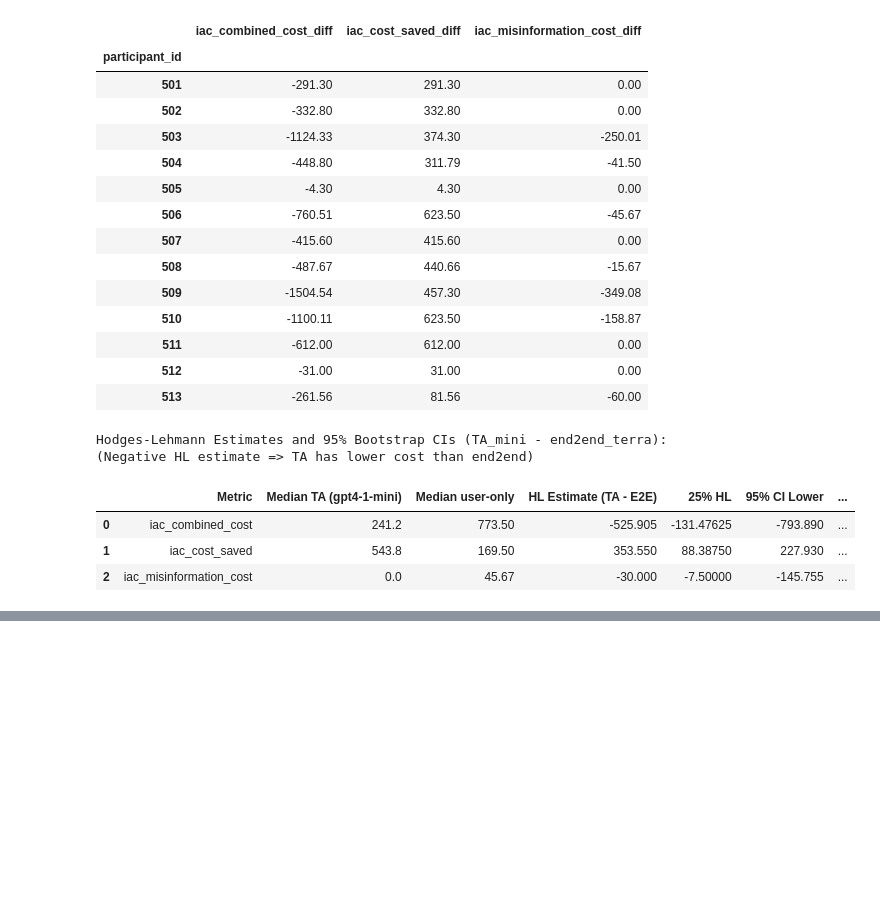
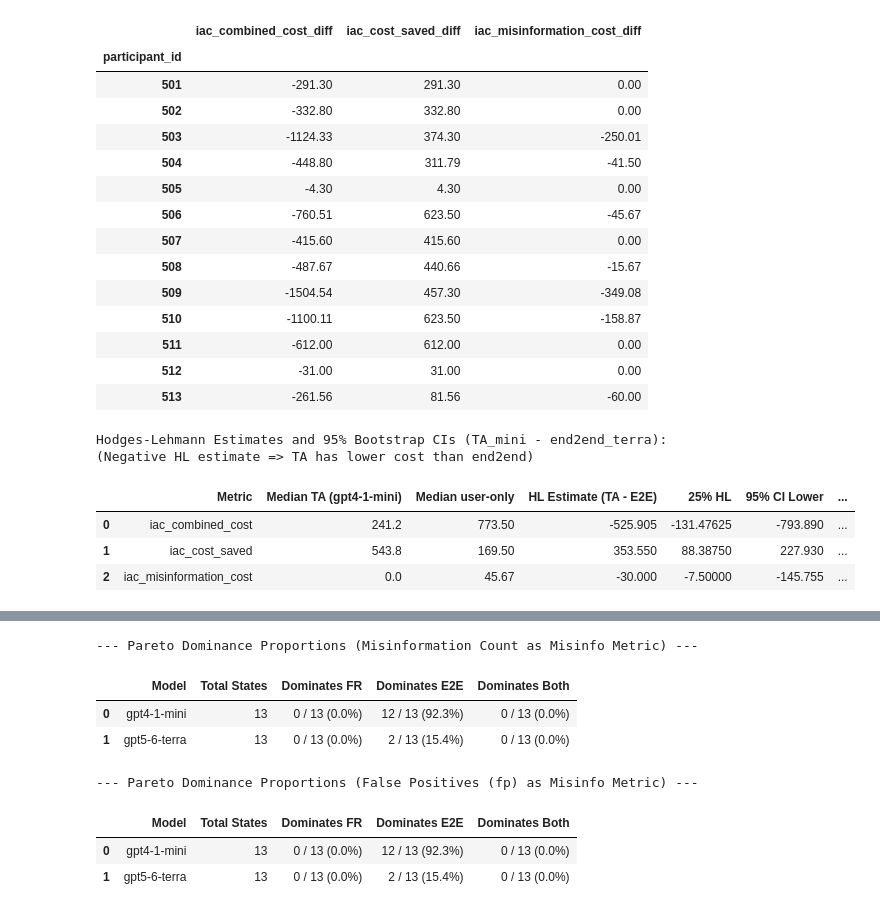
Before and after one commit to cairo-robotics/verbal_task_handover, a Jupyter notebook: analysis/statistical_analysis.ipynb, the cells around one changed output, grey strips where cells are left out. Drawn from its saved outputs; the diff is of its cells as text; code cells hidden in the pictures; blank space fills up the shorter version.

```diff
--- a/analysis/statistical_analysis.ipynb
+++ b/analysis/statistical_analysis.ipynb
@@ -1508,0 +1518,61 @@ Hodges-Lehmann Estimates and 95% Bootstrap CIs (TA_mini - end2end_terra):
+# %%
+def dominates(uA, lA, mA, uB, lB, mB):
+    """Returns True if A Pareto-dominates B."""
+    cond_better_or_equal = (uA >= uB) and (lA <= lB) and (mA <= mB)
+    cond_strictly_better = (uA > uB) or (lA < lB) or (mA < mB)
+    return cond_better_or_equal and cond_strictly_better
+
+def compute_pareto_dominance_proportions(df, model, misinfo_col):
+    df_model = df[df["model"] == model]
+    pids = df_model["participant_id"].unique()
+
+    ta_dom_fr = 0
+    ta_dom_e2e = 0
+    ta_dom_both = 0
+    total_valid = 0
+
+    for pid in pids:
+        df_pid = df_model[df_model["participant_id"] == pid]
+        ta = df_pid[df_pid["condition"] == "TA"]
+        fr = df_pid[df_pid["condition"] == "FR"]
+        e2e = df_pid[df_pid["condition"] == "end2end"]
+
+        if len(ta) == 1 and len(fr) == 1 and len(e2e) == 1:
+            total_valid += 1
+            u_ta, l_ta, m_ta = ta["recall"].values[0], ta["token_count"].values[0], ta[misinfo_col].values[0]
+            u_fr, l_fr, m_fr = fr["recall"].values[0], fr["token_count"].values[0], fr[misinfo_col].values[0]
+            u_e2e, l_e2e, m_e2e = e2e["recall"].values[0], e2e["token_count"].values[0], e2e[misinfo_col].values[0]
+
+            dom_fr = dominates(u_ta, l_ta, m_ta, u_fr, l_fr, m_fr)
+            dom_e2e = dominates(u_ta, l_ta, m_ta, u_e2e, l_e2e, m_e2e)
+
+            if dom_fr: ta_dom_fr += 1
+            if dom_e2e: ta_dom_e2e += 1
+            if dom_fr and dom_e2e: ta_dom_both += 1
+
+    return {
+        "Model": model,
+        "Total States": total_valid,
+        "Dominates FR": f"{ta_dom_fr} / {total_valid} ({ta_dom_fr/total_valid:.1%})",
+        "Dominates E2E": f"{ta_dom_e2e} / {total_valid} ({ta_dom_e2e/total_valid:.1%})",
+        "Dominates Both": f"{ta_dom_both} / {total_valid} ({ta_dom_both/total_valid:.1%})"
+    }
+
+models = ["gpt4-1-mini", "gpt5-6-terra"]
+results_misinfo = [compute_pareto_dominance_proportions(df_all, m, "misinformation_count") for m in models]
+results_fp = [compute_pareto_dominance_proportions(df_all, m, "fp") for m in models]
+
+print("--- Pareto Dominance Proportions (Misinformation Count as Misinfo Metric) ---")
+display(pd.DataFrame(results_misinfo))
+
+print("\n--- Pareto Dominance Proportions (False Positives (fp) as Misinfo Metric) ---")
+display(pd.DataFrame(results_fp))
+# %% [output]
+--- Pareto Dominance Proportions (Misinformation Count as Misinfo Metric) ---
+|  | Model | Total States | Dominates FR | Dominates E2E | Dominates Both |
+| 0 | gpt4-1-mini | 13 | 0 / 13 (0.0%) | 12 / 13 (92.3%) | 0 / 13 (0.0%) |
+| 1 | gpt5-6-terra | 13 | 0 / 13 (0.0%) | 2 / 13 (15.4%) | 0 / 13 (0.0%) |
+--- Pareto Dominance Proportions (False Positives (fp) as Misinfo Metric) ---
+|  | Model | Total States | Dominates FR | Dominates E2E | Dominates Both |
+| 0 | gpt4-1-mini | 13 | 0 / 13 (0.0%) | 12 / 13 (92.3%) | 0 / 13 (0.0%) |
+| 1 | gpt5-6-terra | 13 | 0 / 13 (0.0%) | 2 / 13 (15.4%) | 0 / 13 (0.0%) |
```
Also changed, not shown: parts of 8 cells of this notebook.
